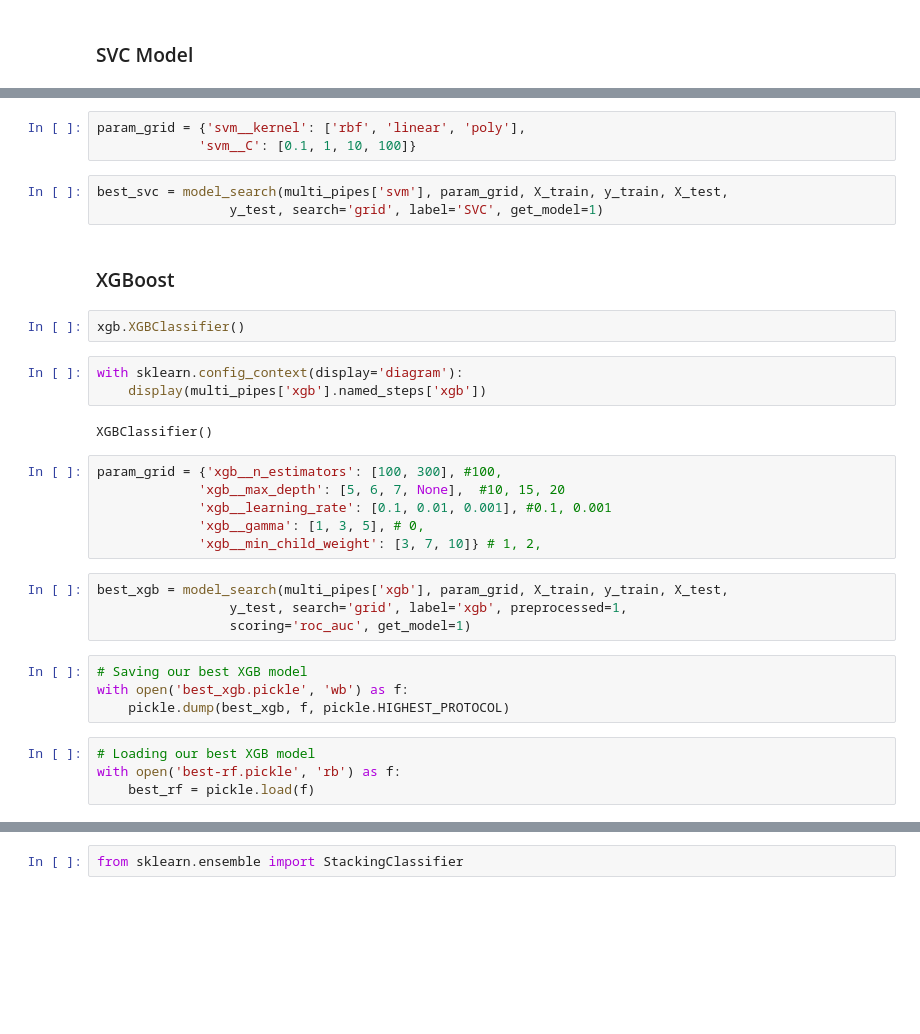
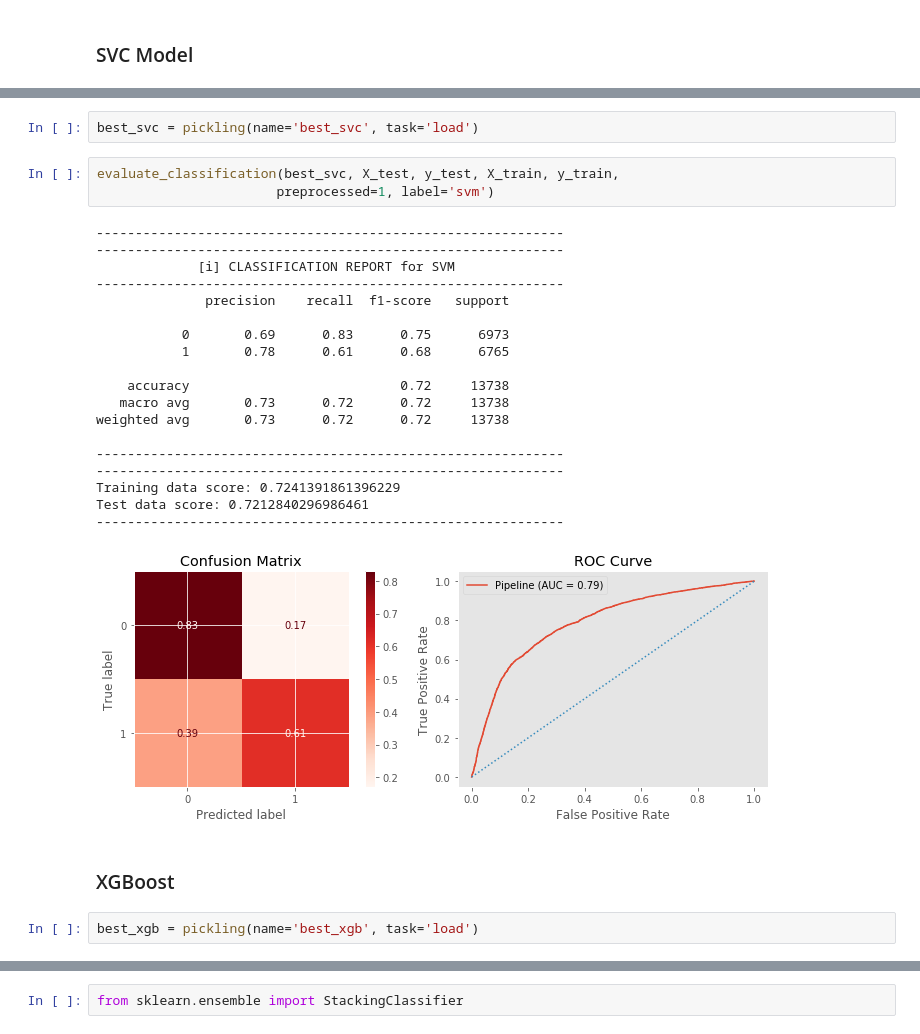
Before and after one commit to Lewis34cs/cvd_factors, a Jupyter notebook: README.ipynb, the cells around one changed output, grey strips where cells are left out. Drawn from its saved outputs; the diff is of its cells as text; blank space fills up the shorter version.

```diff
--- a/README.ipynb
+++ b/README.ipynb
@@ -1170,33 +1227,29 @@ SVC()
-# %%
-param_grid = {'svm__kernel': ['rbf', 'linear', 'poly'],
-             'svm__C': [0.1, 1, 10, 100]}
-# %%
-best_svc = model_search(multi_pipes['svm'], param_grid, X_train, y_train, X_test,
-                 y_test, search='grid', label='SVC', get_model=1)
+# %%
+best_svc = pickling(name='best_svc', task='load')
+# %%
+evaluate_classification(best_svc, X_test, y_test, X_train, y_train,
+                       preprocessed=1, label='svm')
+# %% [output]
+------------------------------------------------------------
+------------------------------------------------------------
+             [i] CLASSIFICATION REPORT for SVM
+------------------------------------------------------------
+              precision    recall  f1-score   support
+
+           0       0.69      0.83      0.75      6973
+           1       0.78      0.61      0.68      6765
+
+    accuracy                           0.72     13738
+   macro avg       0.73      0.72      0.72     13738
+weighted avg       0.73      0.72      0.72     13738
+
+------------------------------------------------------------
+------------------------------------------------------------
+Training data score: 0.7241391861396229
+Test data score: 0.7212840296986461
+------------------------------------------------------------
+[figure, added]
 # %% [markdown]
 ### XGBoost
-# %%
-xgb.XGBClassifier()
-# %%
-with sklearn.config_context(display='diagram'):
-    display(multi_pipes['xgb'].named_steps['xgb'])
-# %% [output]
-XGBClassifier()
-# %%
-param_grid = {'xgb__n_estimators': [100, 300], #100,
-             'xgb__max_depth': [5, 6, 7, None],  #10, 15, 20
-             'xgb__learning_rate': [0.1, 0.01, 0.001], #0.1, 0.001
-             'xgb__gamma': [1, 3, 5], # 0,
-             'xgb__min_child_weight': [3, 7, 10]} # 1, 2,
-# %%
-best_xgb = model_search(multi_pipes['xgb'], param_grid, X_train, y_train, X_test,
-                 y_test, search='grid', label='xgb', preprocessed=1,
-                 scoring='roc_auc', get_model=1)
-# %%
-# Saving our best XGB model
-with open('best_xgb.pickle', 'wb') as f:
-    pickle.dump(best_xgb, f, pickle.HIGHEST_PROTOCOL)
-# %%
-# Loading our best XGB model
-with open('best-rf.pickle', 'rb') as f:
-    best_rf = pickle.load(f)
+# %%
+best_xgb = pickling(name='best_xgb', task='load')
```
Also changed, not shown: parts of 143 cells of this notebook.
